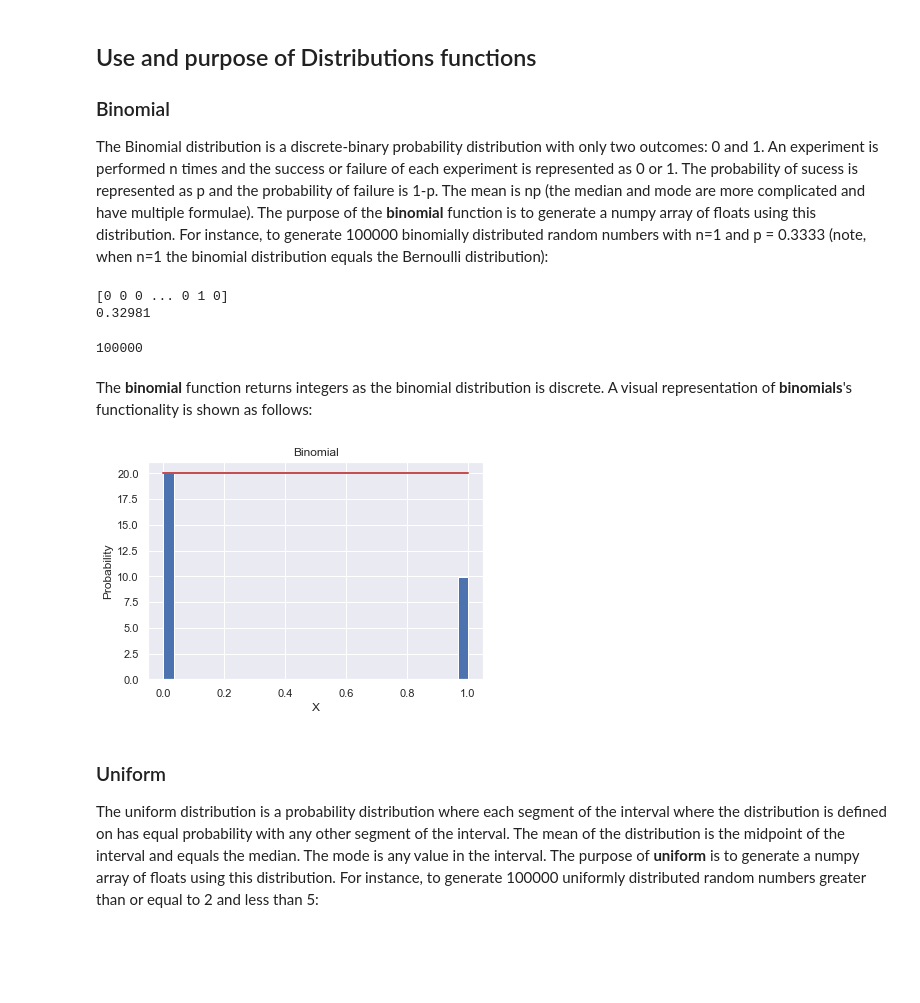
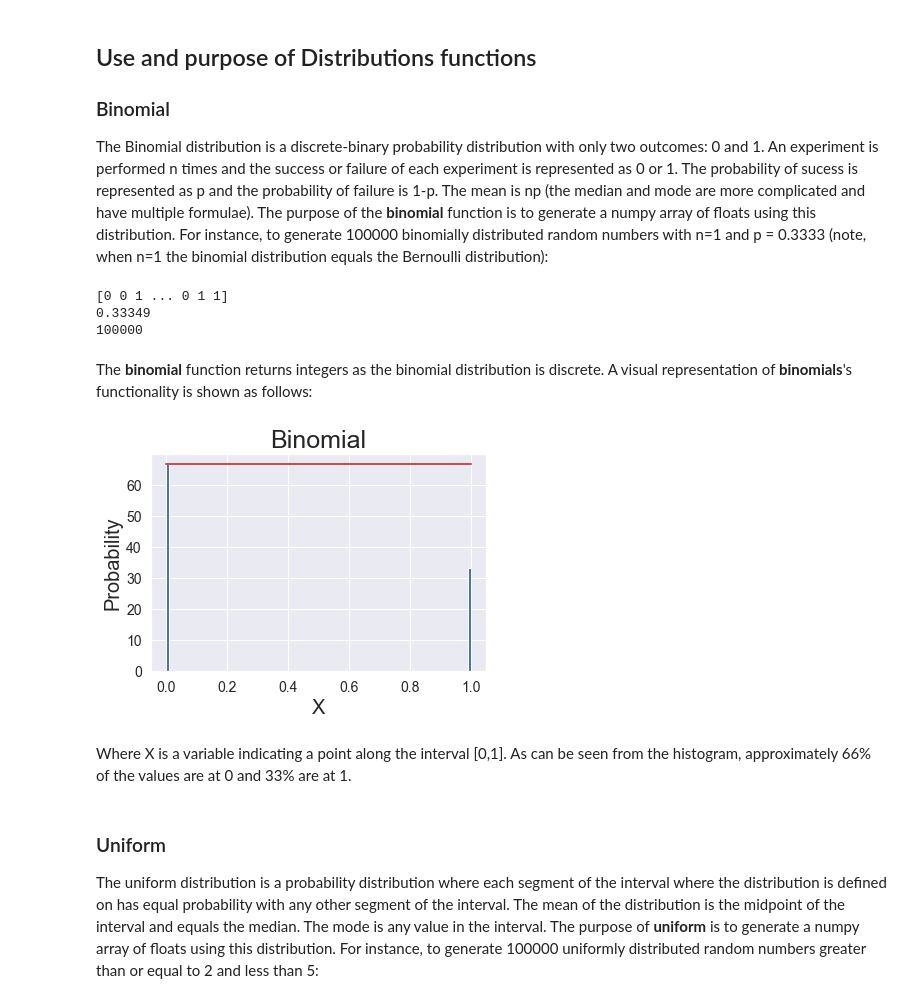
Before and after one commit to AlanQuille/ProgDA_Assignment, a Jupyter notebook: Programming for Data Analysis Assignment 2020.ipynb, the cells around one changed output. Saved outputs shown, nothing was run; the diff lists cells and outputs as text; code cells hidden in the pictures; blank space fills up the shorter version.

```diff
--- a/Programming for Data Analysis Assignment 2020.ipynb
+++ b/Programming for Data Analysis Assignment 2020.ipynb
@@ -81,18 +94,58 @@ The purpose of the **binomial** function is to generate a numpy array of floats
 b = rg.binomial(1, 0.3333, size=100000)
 print(b)
 print(np.mean(b))
-len(b)
+print(len(b))
 # %% [output]
-[0 0 0 ... 0 1 0]
-0.32981
+[0 0 1 ... 0 1 1]
+0.33349
+100000
-100000
 # %% [markdown]
 The **binomial** function returns integers as the binomial distribution is discrete.
 A visual representation of **binomials**'s functionality is shown as follows:
-# %%
-plot_hist_of_dist(b, "X", "Probability", "Binomial", 1, 20)
-# %% [output]
-[figure, removed]
+# %%
+# to generate plots using pyplot from matplotlib
+import matplotlib.pyplot as plt
+# seaborn makes the plots look nicer
+import seaborn as sns
+
+# create grid for pyplots from seaborn
+sns.set()
+
+# This creates histogram plots
+def plot_hist_of_dist(input_sample, x_label, y_label, dist_name, bins_no, highest_ratio):
+    # takes the input sample, number of bins and sets density=True to trace a
+    # good fit for a probability density function to the data.
+    count, bins, ignored = plt.hist(input_sample, bins_no, density=True)
+
+    # does plot of bins used in histogram. highest_ratio shows where the
+    # highest value of the PDF is.
+    plt.plot(bins, highest_ratio*np.ones_like(bins), linewidth=2, color='r')
+
+    # Title of the histogram plot
+    plt.title(dist_name, fontsize=25)
+
+    # the x label of histogrm
+    plt.xlabel(x_label, fontsize=20)
+
+    # the y label of histogram
+    plt.ylabel(y_label, fontsize=20)
+
+    # change size of ticks of x and y axes
+    ax = plt.gca()
+    ax.tick_params(axis = 'both', which = 'major', labelsize = 14)
+
+    # show the plot of bins and histogram plot on same graph
+    plt.show()
+
+# show histogram of binomially generated numbers
+# 100 bins used to show that all of the values are at
+# discrete points 0 and 1. 66.6 is the highest value
+# of the probability distribution using 100 bins
+plot_hist_of_dist(b, "X", "Probability", "Binomial", 100, 66.6)
+# %% [output]
+[figure, added]
+# %% [markdown]
+Where X is a variable indicating a point along the interval [0,1]. As can be seen from the histogram, approximately 66% of the values are at 0 and 33% are at 1.
 # %% [markdown]
 ### Uniform
 The uniform distribution is a probability distribution where each segment of the interval where the distribution is defined on has equal probability with any other segment of the interval. The mean of the distribution is the midpoint of the interval and equals the median. The mode is any value in the interval.
```
Also changed, not shown: parts of 26 cells of this notebook.
